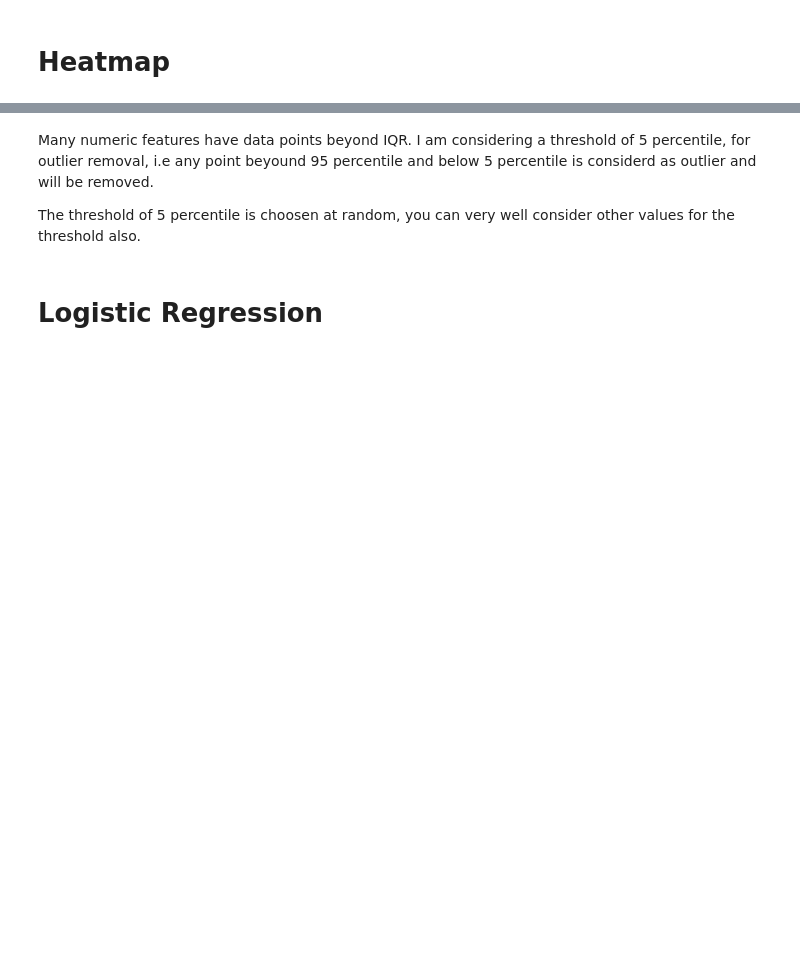
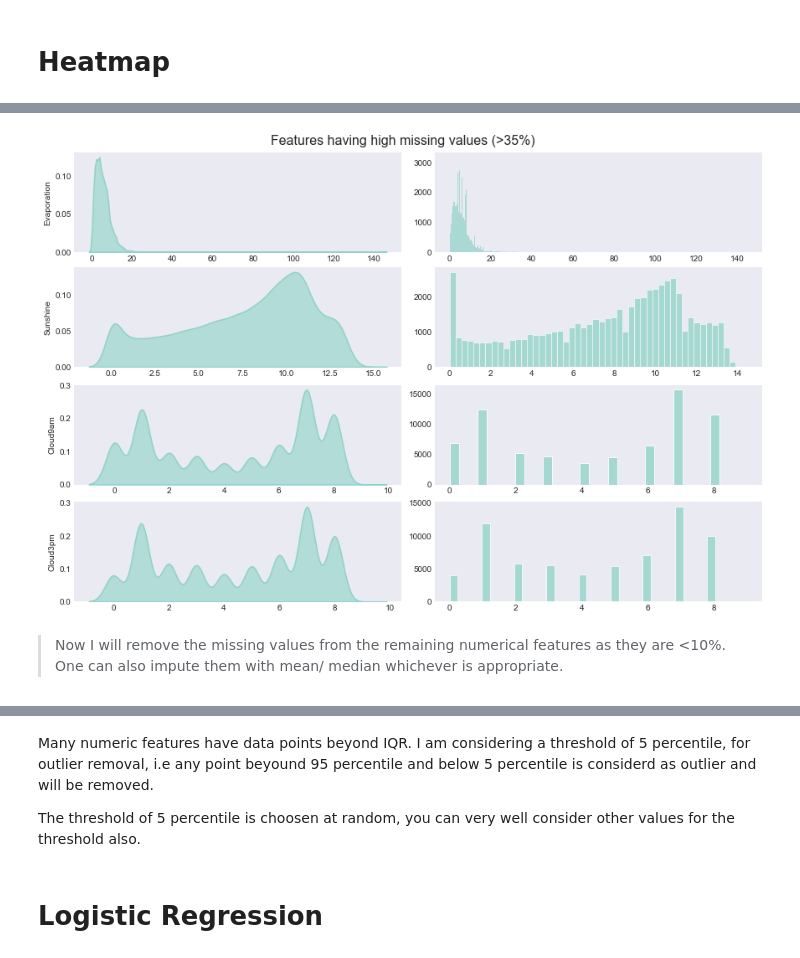
Before and after one commit to kumara0230/ORI-Rain-Prediction, a Jupyter notebook: RainPredictionORI.ipynb, the cells around one changed output, grey strips where cells are left out. Drawn from its saved outputs; the diff is of its cells as text; code cells hidden in the pictures; blank space fills up the shorter version.

```diff
--- a/RainPredictionORI.ipynb
+++ b/RainPredictionORI.ipynb
@@ -138,0 +136,4 @@ from sklearn.metrics import classification_report, confusion_matrix, accuracy_sc
+# %%
+# Let's first handle missing values for catergorical data
+categorical_col = df_train.select_dtypes('object').columns[:-1].to_list()
+df_train[categorical_col].isnull().mean()*100
@@ -138,0 +147,5 @@ from sklearn.metrics import classification_report, confusion_matrix, accuracy_sc
+# %%
+# Imputing with the mode
+for col in categorical_col:
+    df_train[col].fillna(df_train[col].mode()[0], inplace = True)
+    df_test[col].fillna(df_train[col].mode()[0], inplace = True) # Imputing test data using train data
@@ -138,0 +176,20 @@ from sklearn.metrics import classification_report, confusion_matrix, accuracy_sc
+# %%
+# Let's explore the features having high missing values
+cols = ['Evaporation', 'Sunshine', 'Cloud9am', 'Cloud3pm']
+
+plt.style.use('seaborn-dark')
+fig, ax = plt.subplots(4,2, figsize = (12, 8), constrained_layout = True)
+
+for i, num_var in enumerate(cols):
+    sns.kdeplot(data = df_train, x = num_var, ax = ax[i][0],
+                fill = True, alpha = 0.6, linewidth = 1.5)
+    ax[i][0].set_ylabel(num_var)
+    ax[i][0].set_xlabel(None)
+
+    sns.histplot(data = df_train, x = num_var, ax = ax[i][1])
+    ax[i][1].set_ylabel(None)
+    ax[i][1].set_xlabel(None)
+
+fig.suptitle('Features having high missing values (>35%)', size = 16);
+# %% [output]
+[figure, added]
@@ -138,0 +206,2 @@ from sklearn.metrics import classification_report, confusion_matrix, accuracy_sc
+# %% [markdown]
+> Now I will remove the missing values from the remaining numerical features as they are <10%. One can also impute them with mean/ median whichever is appropriate.
```
Also changed, not shown: parts of 44 cells of this notebook.
